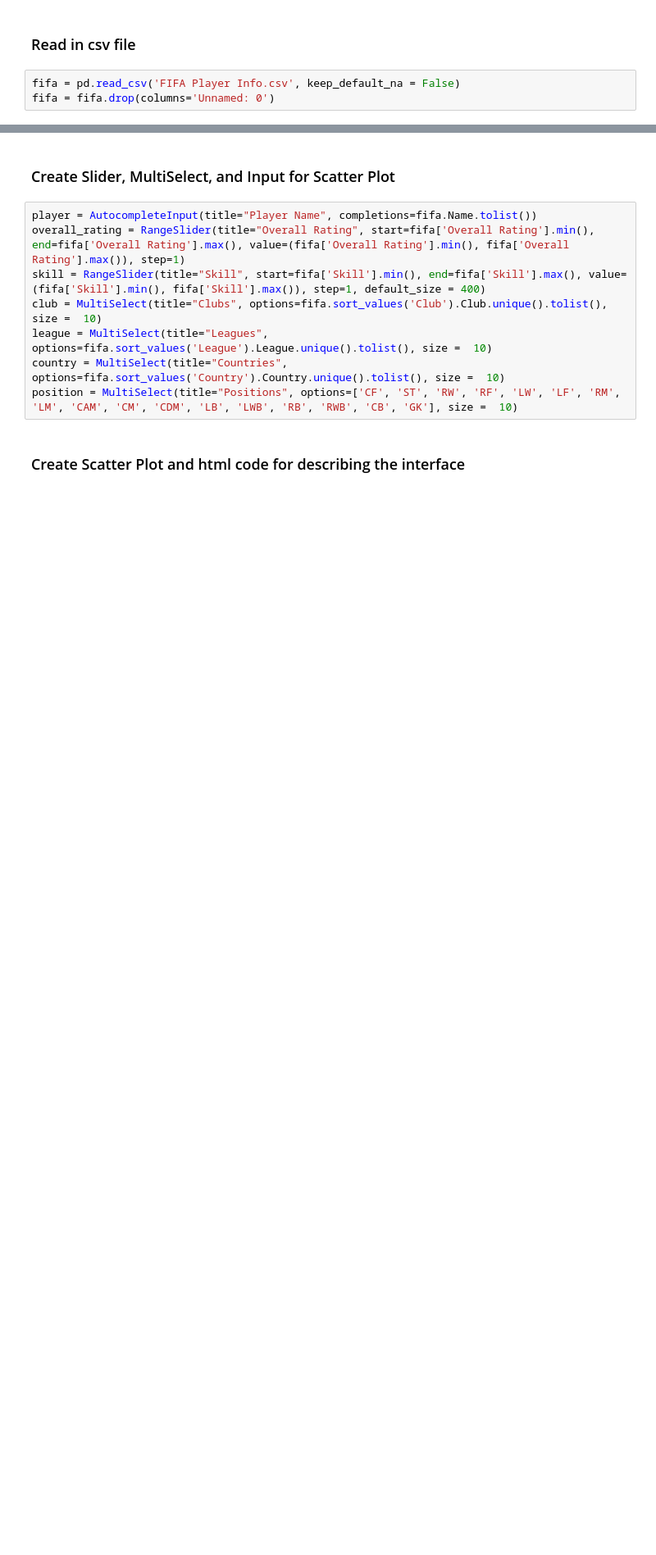
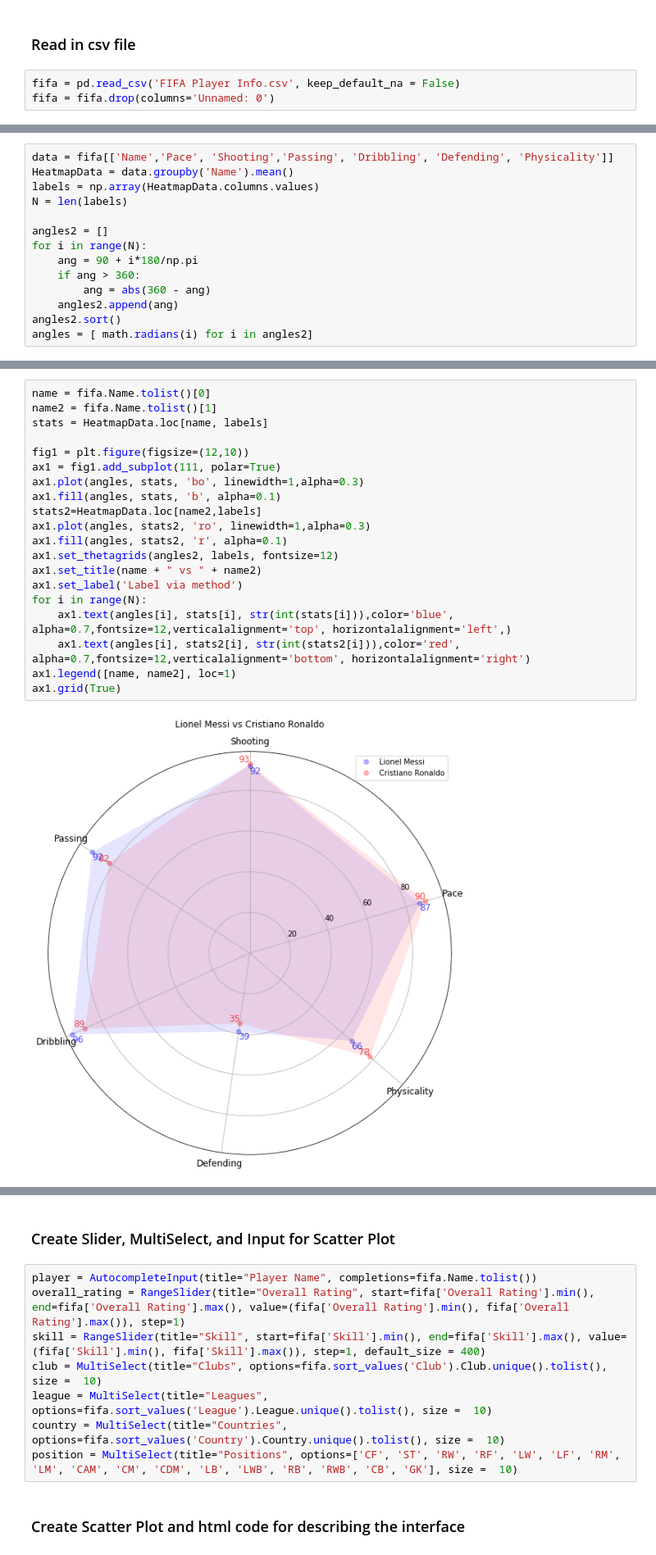
Before and after one commit to yte9pc/FIFA-20-Interactive-App, a Jupyter notebook: FIFAApp.ipynb, the cells around one changed output, grey strips where cells are left out. Shown at 82% size. Saved outputs shown, nothing was run; the diff lists cells and outputs as text; blank space fills up the shorter version.

```diff
--- a/FIFAApp.ipynb
+++ b/FIFAApp.ipynb
@@ -19,0 +67,14 @@ fifa = fifa.drop(columns='Unnamed: 0')
+# %%
+data = fifa[['Name','Pace', 'Shooting','Passing', 'Dribbling', 'Defending', 'Physicality']]
+HeatmapData = data.groupby('Name').mean()
+labels = np.array(HeatmapData.columns.values)
+N = len(labels)
+
+angles2 = []
+for i in range(N):
+    ang = 90 + i*180/np.pi
+    if ang > 360:
+        ang = abs(360 - ang)
+    angles2.append(ang)
+angles2.sort()
+angles = [ math.radians(i) for i in angles2]
@@ -19,0 +83,22 @@ fifa = fifa.drop(columns='Unnamed: 0')
+# %%
+name = fifa.Name.tolist()[0]
+name2 = fifa.Name.tolist()[1]
+stats = HeatmapData.loc[name, labels]
+
+fig1 = plt.figure(figsize=(12,10))
+ax1 = fig1.add_subplot(111, polar=True)
+ax1.plot(angles, stats, 'bo', linewidth=1,alpha=0.3)
+ax1.fill(angles, stats, 'b', alpha=0.1)
+stats2=HeatmapData.loc[name2,labels]
+ax1.plot(angles, stats2, 'ro', linewidth=1,alpha=0.3)
+ax1.fill(angles, stats2, 'r', alpha=0.1)
+ax1.set_thetagrids(angles2, labels, fontsize=12)
+ax1.set_title(name + " vs " + name2)
+ax1.set_label('Label via method')
+for i in range(N):
+    ax1.text(angles[i], stats[i], str(int(stats[i])),color='blue', alpha=0.7,fontsize=12,verticalalignment='top', horizontalalignment='left',)
+    ax1.text(angles[i], stats2[i], str(int(stats2[i])),color='red', alpha=0.7,fontsize=12,verticalalignment='bottom', horizontalalignment='right')
+ax1.legend([name, name2], loc=1)
+ax1.grid(True)
+# %% [output]
+[figure, added]
```
Also changed, not shown: parts of 13 cells of this notebook.
